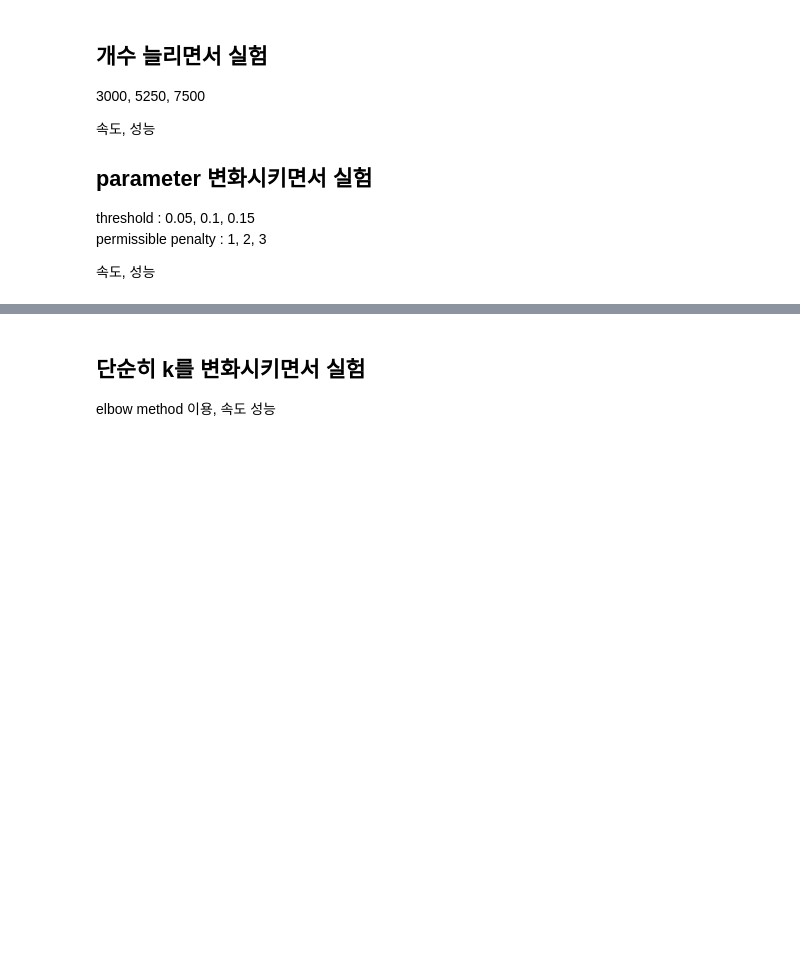
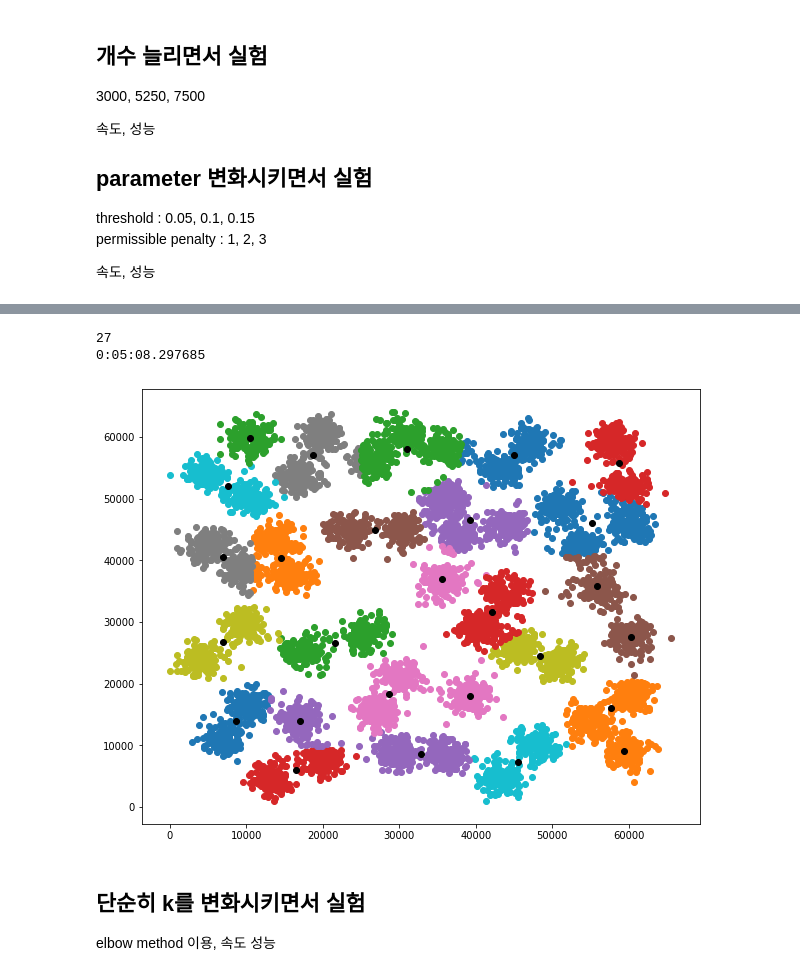
Before and after one commit to optboy/k-means, a Jupyter notebook: k-means.ipynb, the cells around one changed output, grey strips where cells are left out. Saved outputs shown, nothing was run; the diff lists cells and outputs as text; code cells hidden in the pictures; blank space fills up the shorter version.

```diff
--- a/k-means.ipynb
+++ b/k-means.ipynb
@@ -464,3 +441,11 @@ KeyError: 0.005
+# %%
+pickle_result_3['a3.txt'][0.01][1]['model'].draw_plot(0,1)
+print(len(pickle_result_3['a3.txt'][0.01][1]['model'].centroids))
+print(pickle_result_3['a3.txt'][0.01][1]['time'])
+# %% [output]
+27
+0:05:08.297685
+[figure, added]
 # %% [markdown]
 ## 단순히 k를 변화시키면서 실험
 
```
Also changed, not shown: parts of 41 cells of this notebook, 1 other file.
